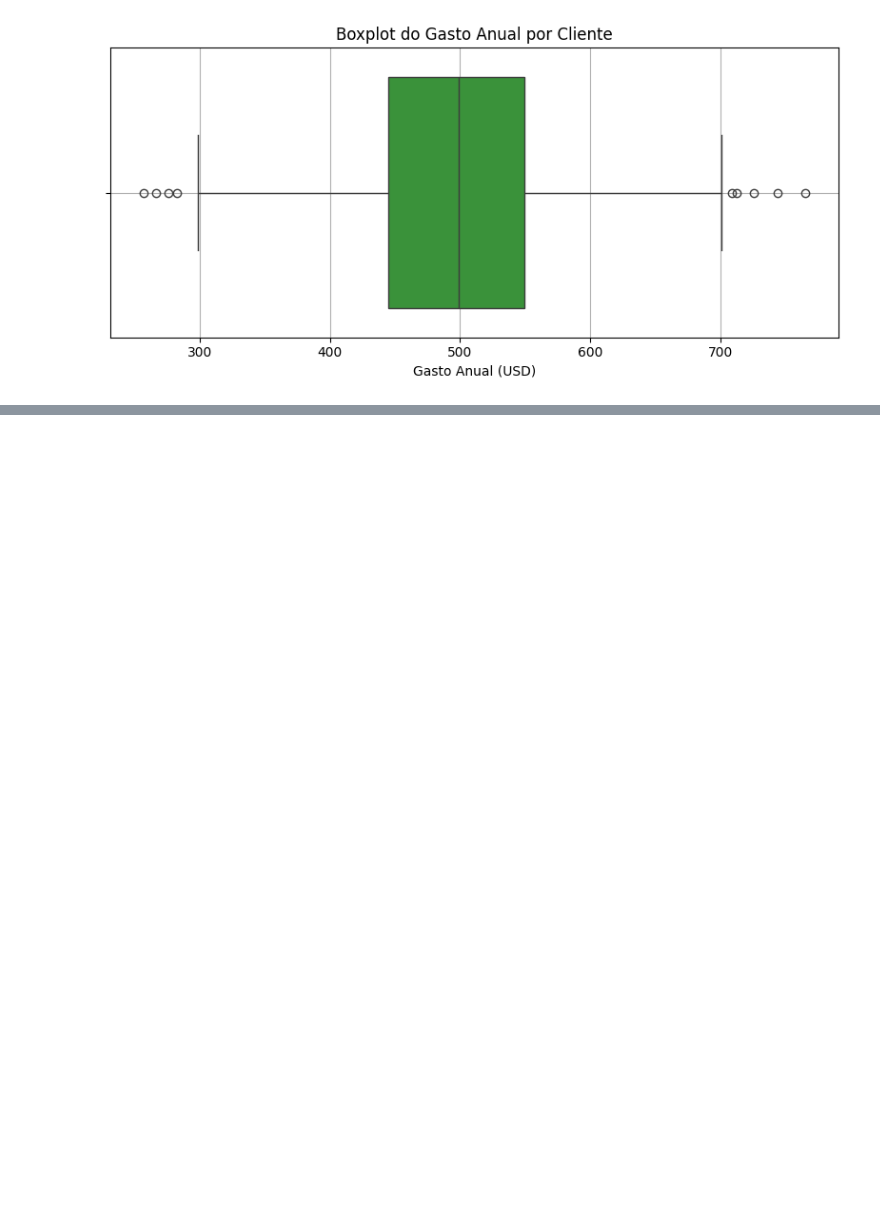
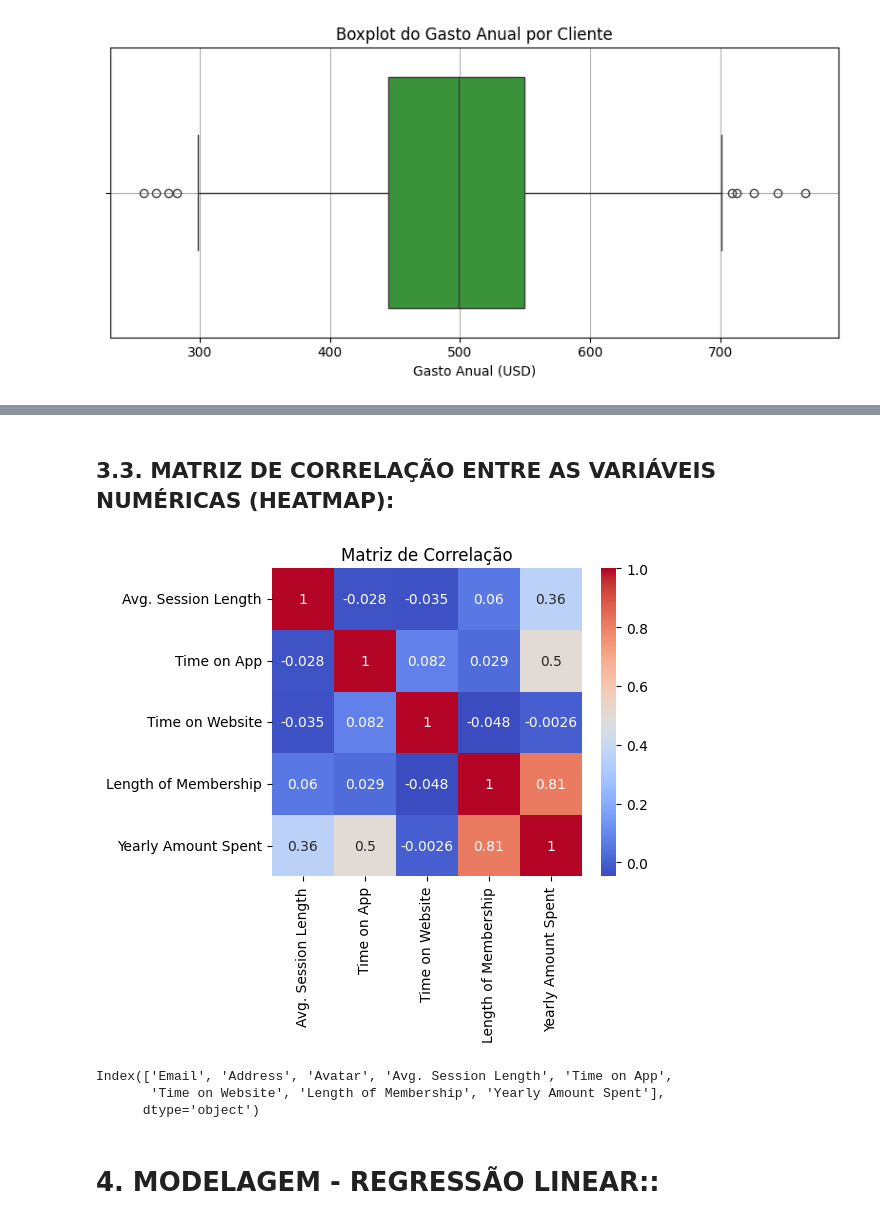
Before and after one commit to KitamuraY3/portfolio-data-science-yukio, a Jupyter notebook: Machine_Learning/Linear_Regression/Ecommerce_Customers/ecommerce_analysis.ipynb, the cells around one changed output, grey strips where cells are left out. Cells and saved outputs as stored; diff of their text form; code cells hidden in the pictures; blank space fills up the shorter version.

```diff
--- a/Machine_Learning/Linear_Regression/Ecommerce_Customers/ecommerce_analysis.ipynb
+++ b/Machine_Learning/Linear_Regression/Ecommerce_Customers/ecommerce_analysis.ipynb
@@ -104,0 +164,18 @@ plt.show()
+# %% [markdown]
+## 3.3. MATRIZ DE CORRELAÇÃO ENTRE AS VARIÁVEIS NUMÉRICAS (HEATMAP):
+# %%
+plt.figure(figsize=(5,4))
+corr = df.select_dtypes(include=[np.number]).corr()
+sns.heatmap(corr, annot=True, cmap='coolwarm')
+plt.title('Matriz de Correlação')
+plt.show()
+# %% [output]
+[figure, added]
+# %%
+df.columns
+# %% [output]
+Index(['Email', 'Address', 'Avatar', 'Avg. Session Length', 'Time on App',
+       'Time on Website', 'Length of Membership', 'Yearly Amount Spent'],
+      dtype='object')
+# %% [markdown]
+# 4. MODELAGEM - REGRESSÃO LINEAR::
```
Also changed, not shown: parts of 20 cells of this notebook, 1 other file.
